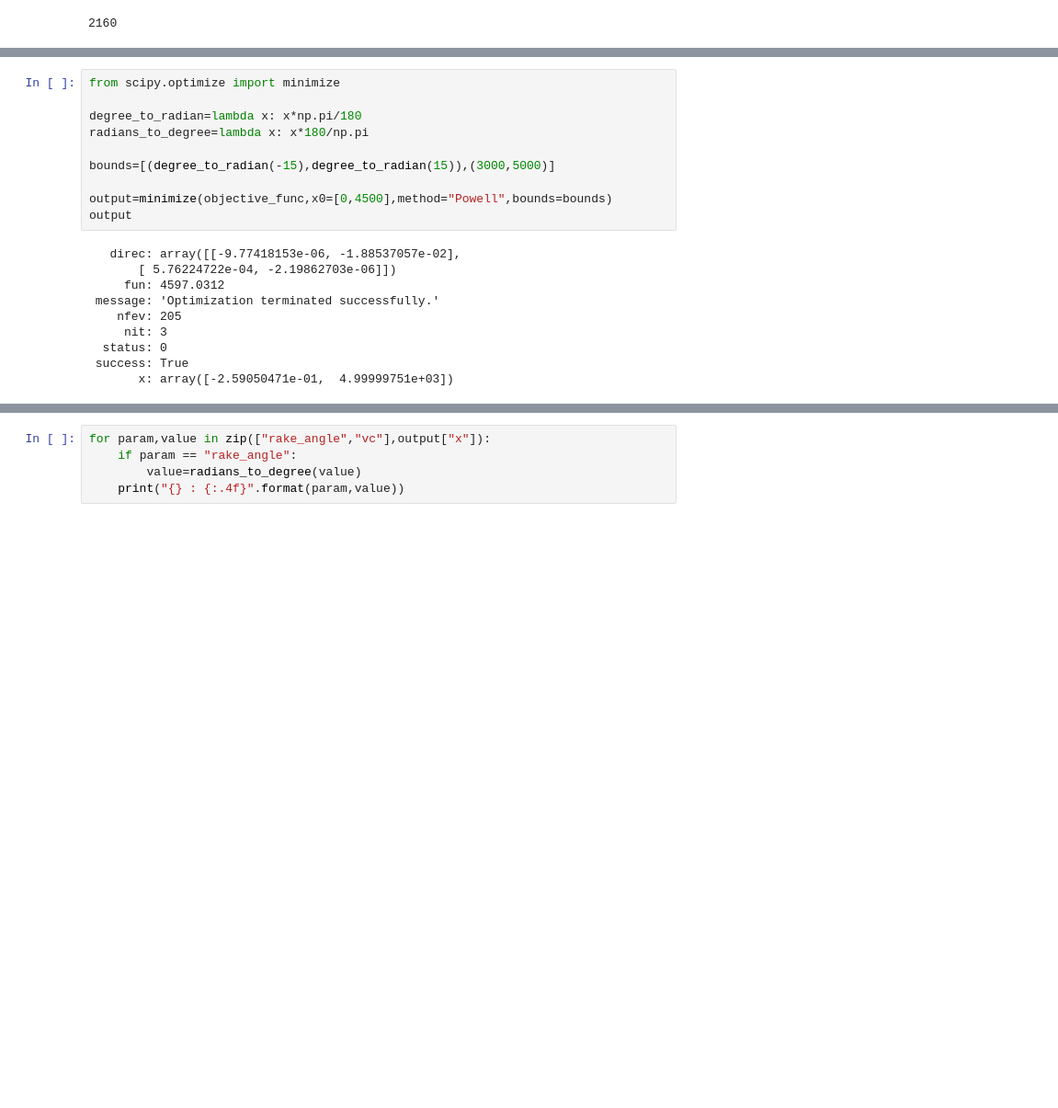
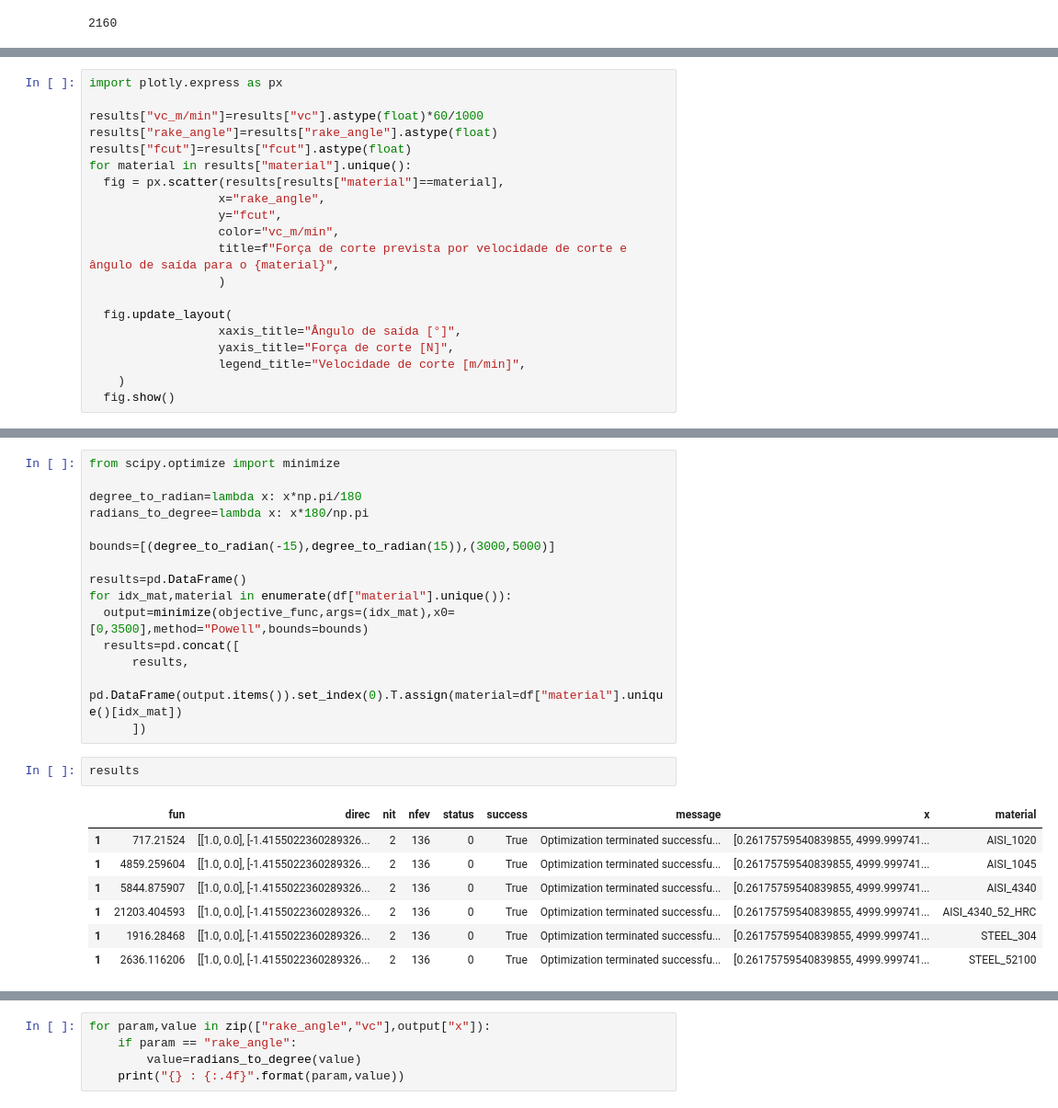
Before and after one commit to igorhfreitas/dissertacao, a Jupyter notebook: Modeling/gradient_optimization_upon_ML.ipynb, the cells around one changed output, grey strips where cells are left out. Shown at 92% size. Cells and saved outputs as stored; diff of their text form; blank space fills up the shorter version.

```diff
--- a/Modeling/gradient_optimization_upon_ML.ipynb
+++ b/Modeling/gradient_optimization_upon_ML.ipynb
@@ -112,0 +183,20 @@ results.sort_values("fcut").drop_duplicates("material")
+# %%
+import plotly.express as px
+
+results["vc_m/min"]=results["vc"].astype(float)*60/1000
+results["rake_angle"]=results["rake_angle"].astype(float)
+results["fcut"]=results["fcut"].astype(float)
+for material in results["material"].unique():
+  fig = px.scatter(results[results["material"]==material],
+                  x="rake_angle",
+                  y="fcut",
+                  color="vc_m/min",
+                  title=f"Força de corte prevista por velocidade de corte e ângulo de saída para o {material}",
+                  )
+
+  fig.update_layout(
+                  xaxis_title="Ângulo de saída [°]",
+                  yaxis_title="Força de corte [N]",
+                  legend_title="Velocidade de corte [m/min]",
+    )
+  fig.show()
@@ -120,15 +227,20 @@ radians_to_degree=lambda x: x*180/np.pi
 
 bounds=[(degree_to_radian(-15),degree_to_radian(15)),(3000,5000)]
 
-output=minimize(objective_func,x0=[0,4500],method="Powell",bounds=bounds)
-output
+results=pd.DataFrame()
+for idx_mat,material in enumerate(df["material"].unique()):
+  output=minimize(objective_func,args=(idx_mat),x0=[0,3500],method="Powell",bounds=bounds)
+  results=pd.concat([
+      results,
+      pd.DataFrame(output.items()).set_index(0).T.assign(material=df["material"].unique()[idx_mat])
+      ])
-# %% [output]
-   direc: array([[-9.77418153e-06, -1.88537057e-02],
-       [ 5.76224722e-04, -2.19862703e-06]])
-     fun: 4597.0312
- message: 'Optimization terminated successfully.'
-    nfev: 205
-     nit: 3
-  status: 0
- success: True
-       x: array([-2.59050471e-01,  4.99999751e+03])
+# %%
+results
+# %% [output]
+|  | fun | direc | nit | nfev | status | success | message | x | material |
+| 1 | 717.21524 | [[1.0, 0.0], [-1.4155022360289326... | 2 | 136 | 0 | True | Optimization terminated successfu... | [0.26175759540839855, 4999.999741... | AISI_1020 |
+| 1 | 4859.259604 | [[1.0, 0.0], [-1.4155022360289326... | 2 | 136 | 0 | True | Optimization terminated successfu... | [0.26175759540839855, 4999.999741... | AISI_1045 |
+| 1 | 5844.875907 | [[1.0, 0.0], [-1.4155022360289326... | 2 | 136 | 0 | True | Optimization terminated successfu... | [0.26175759540839855, 4999.999741... | AISI_4340 |
+| 1 | 21203.404593 | [[1.0, 0.0], [-1.4155022360289326... | 2 | 136 | 0 | True | Optimization terminated successfu... | [0.26175759540839855, 4999.999741... | AISI_4340_52_HRC |
+| 1 | 1916.28468 | [[1.0, 0.0], [-1.4155022360289326... | 2 | 136 | 0 | True | Optimization terminated successfu... | [0.26175759540839855, 4999.999741... | STEEL_304 |
+| 1 | 2636.116206 | [[1.0, 0.0], [-1.4155022360289326... | 2 | 136 | 0 | True | Optimization terminated successfu... | [0.26175759540839855, 4999.999741... | STEEL_52100 |
```
Also changed, not shown: parts of 13 cells of this notebook.
